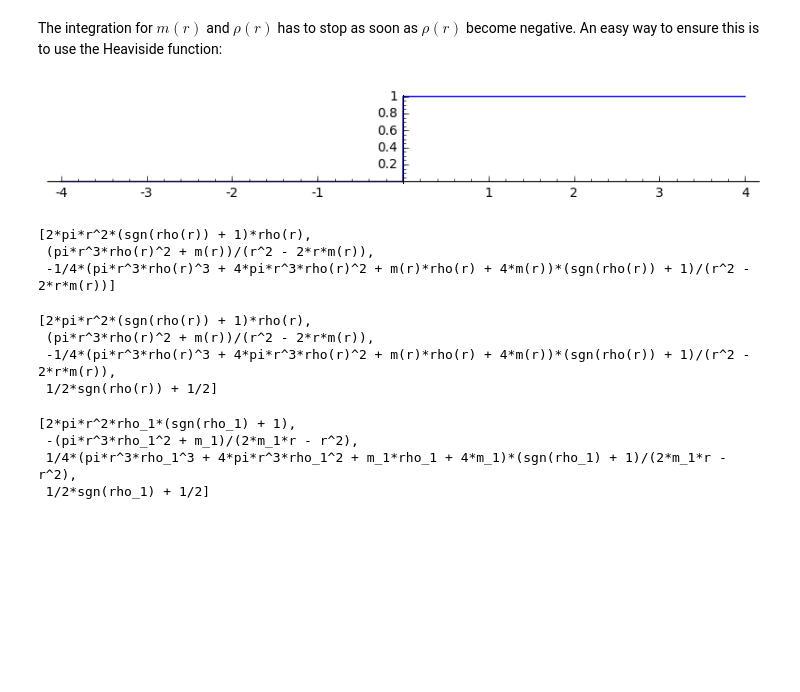
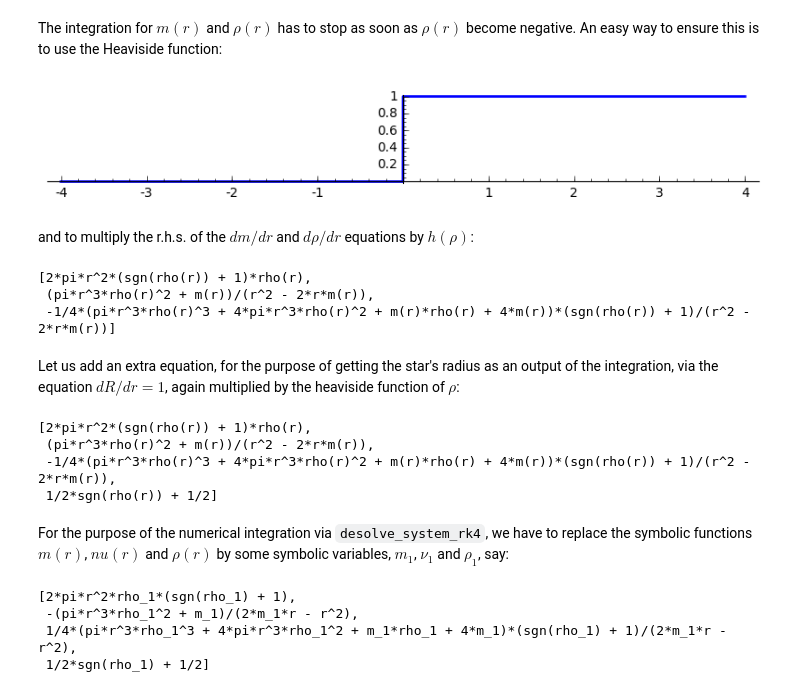
Before and after one commit to egourgoulhon/NewCompStarSchool, a Jupyter notebook: WorkSheets/TOV.ipynb, the cells around one changed output. Cells and saved outputs as stored; diff of their text form; code cells hidden in the pictures; blank space fills up the shorter version.

```diff
--- a/WorkSheets/TOV.ipynb
+++ b/WorkSheets/TOV.ipynb
@@ -453,9 +453,11 @@ rhs
 The integration for $m(r)$ and $\rho(r)$ has to stop as soon as $\rho(r)$ become negative. An easy way to ensure this is to use the Heaviside function:
 # %%
 h(x) = (1+sign(x))/2
-plot(h(x), (x,-4,4), aspect_ratio=1)
+plot(h(x), (x,-4,4), thickness=2, aspect_ratio=1)
 # %% [output]
-[figure, old version]
+[figure, new version]
+# %% [markdown]
+and to multiply the r.h.s. of the $dm/dr$ and $d\rho/dr$ equations by $h(\rho)$:
 # %%
 rhs[0] = rhs[0] * h(rho(r))
 rhs[2] = rhs[2] * h(rho(r))
@@ -464,6 +466,8 @@ rhs
 [2*pi*r^2*(sgn(rho(r)) + 1)*rho(r),
  (pi*r^3*rho(r)^2 + m(r))/(r^2 - 2*r*m(r)),
  -1/4*(pi*r^3*rho(r)^3 + 4*pi*r^3*rho(r)^2 + m(r)*rho(r) + 4*m(r))*(sgn(rho(r)) + 1)/(r^2 - 2*r*m(r))]
+# %% [markdown]
+Let us add an extra equation, for the purpose of getting the star's radius as an output of the integration, via the equation $dR/dr = 1$, again multiplied by the heaviside function of $\rho$:
 # %%
 rhs.append(1 * h(rho(r)))
 rhs
@@ -472,6 +476,9 @@ rhs
  (pi*r^3*rho(r)^2 + m(r))/(r^2 - 2*r*m(r)),
  -1/4*(pi*r^3*rho(r)^3 + 4*pi*r^3*rho(r)^2 + m(r)*rho(r) + 4*m(r))*(sgn(rho(r)) + 1)/(r^2 - 2*r*m(r)),
  1/2*sgn(rho(r)) + 1/2]
+# %% [markdown]
+For the purpose of the numerical integration via `desolve_system_rk4`, we have to replace the symbolic functions $m(r)$, $nu(r)$ and $\rho(r)$ by some symbolic variables, $m_1$, $\nu_1$ and
+$\rho_1$, say:
 # %%
 var('m_1 nu_1 rho_1 r_1')
 rhs = [y.subs({m(r): m_1, nu(r): nu_1, rho(r): rho_1}) for y in rhs]
```
Also changed, not shown: parts of 18 cells of this notebook.
